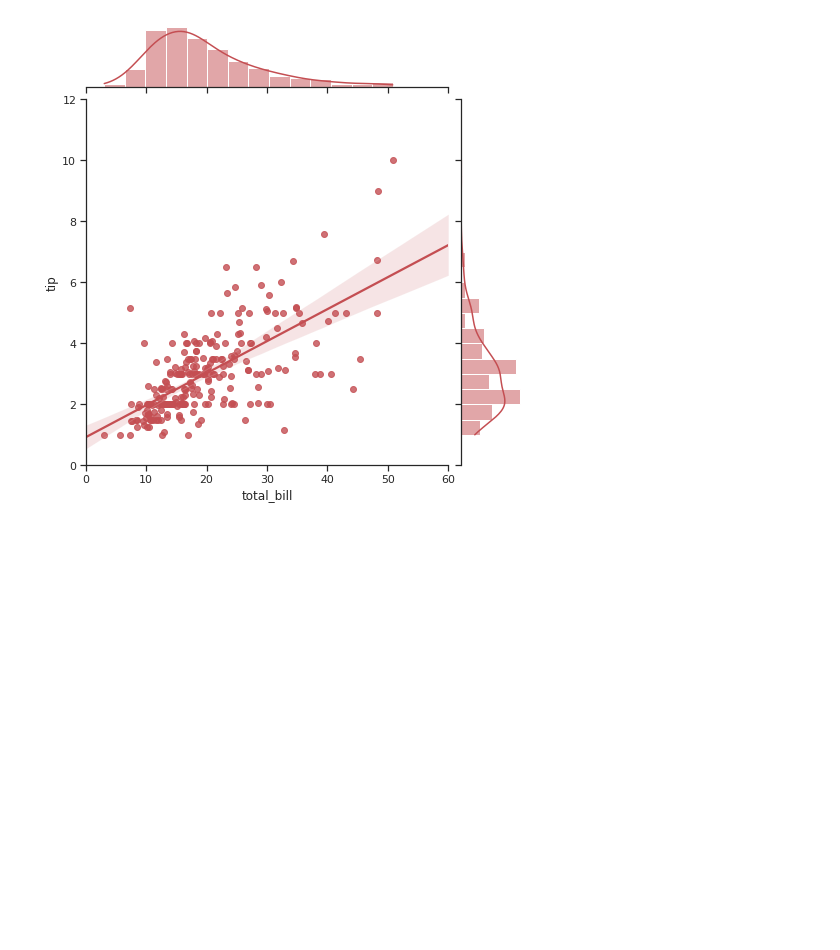
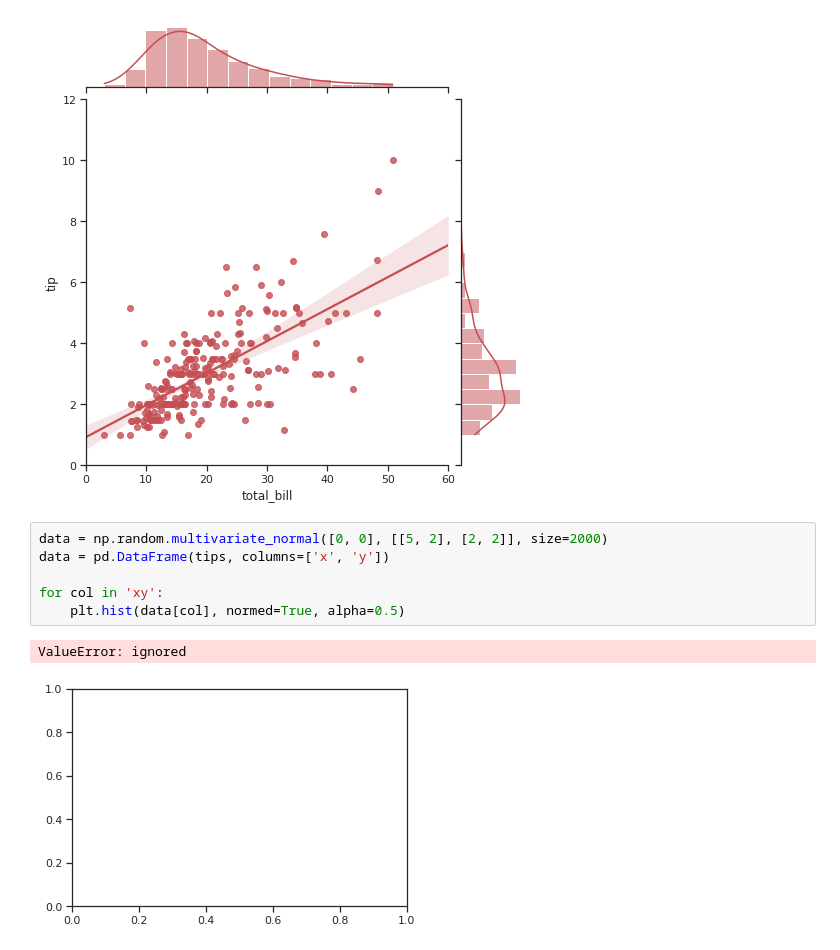
Before and after one commit to rdkdaniel/Data-Analysis-in-Python-and-Sql, a Jupyter notebook: Data_Analysis_Seaborn.ipynb, the cells around one changed output. Drawn from its saved outputs; the diff is of its cells as text; blank space fills up the shorter version.

```diff
--- a/Data_Analysis_Seaborn.ipynb
+++ b/Data_Analysis_Seaborn.ipynb
@@ -51,3 +53,12 @@ sns.catplot(x="day", y="total_bill", hue="sex", kind="violin", split=True, data=
 g = sns.jointplot(x="total_bill", y="tip", data=tips, kind="reg", truncate=False, xlim=(0, 60), ylim=(0, 12), color="r", height=7)
 # %% [output]
 [figure]
+# %%
+data = np.random.multivariate_normal([0, 0], [[5, 2], [2, 2]], size=2000)
+data = pd.DataFrame(tips, columns=['x', 'y'])
+
+for col in 'xy':
+    plt.hist(data[col], normed=True, alpha=0.5)
+# %% [output]
+ValueError: ignored
+[figure, added]
```
Also changed, not shown: parts of 1 cell of this notebook.
